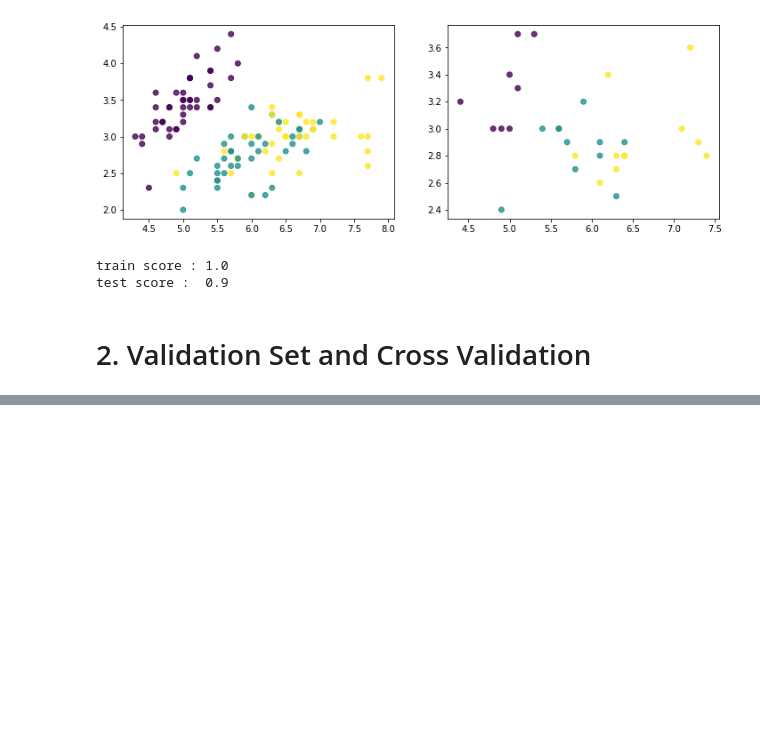
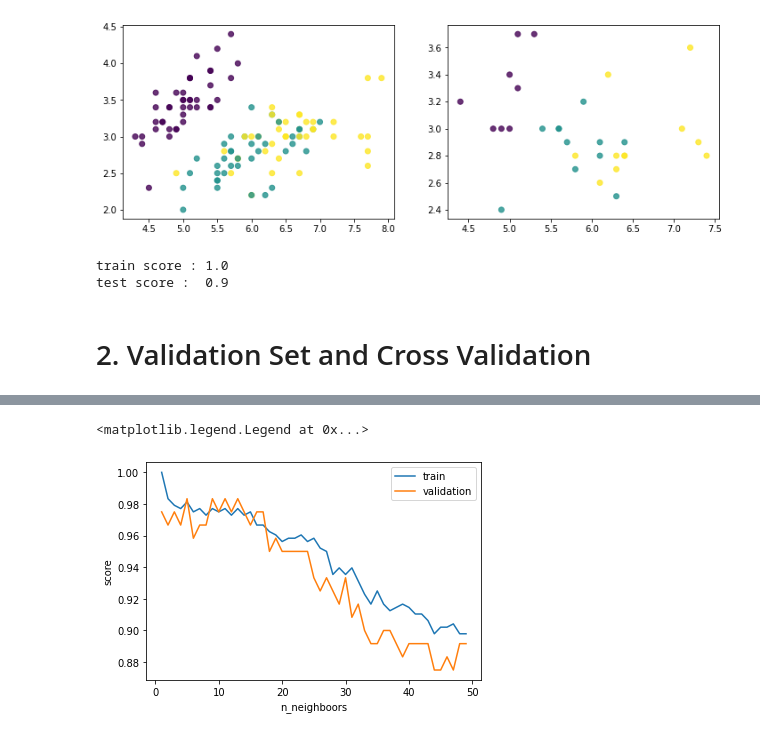
Before and after one commit to LoicULB/MachineLearniaTuto, a Jupyter notebook: scikit/modelSelection.ipynb, the cells around one changed output, grey strips where cells are left out. Cells and saved outputs as stored; diff of their text form; code cells hidden in the pictures; blank space fills up the shorter version.

```diff
--- a/scikit/modelSelection.ipynb
+++ b/scikit/modelSelection.ipynb
@@ -47,0 +68,14 @@ test score :  0.9
+# %%
+model = KNeighborsClassifier()
+hyperparameters = np.arange(1,50)
+
+train_score, val_score = validation_curve(model, Features_train, target_train, param_name='n_neighbors', param_range=hyperparameters, cv=5)
+
+plt.plot(hyperparameters, train_score.mean(axis=1), label='train')
+plt.plot(hyperparameters, val_score.mean(axis=1), label='validation')
+plt.ylabel('score')
+plt.xlabel('n_neighboors')
+plt.legend()
+# %% [output]
+<matplotlib.legend.Legend at 0x...>
+[figure, added]
```
Also changed, not shown: parts of 5 cells of this notebook.
